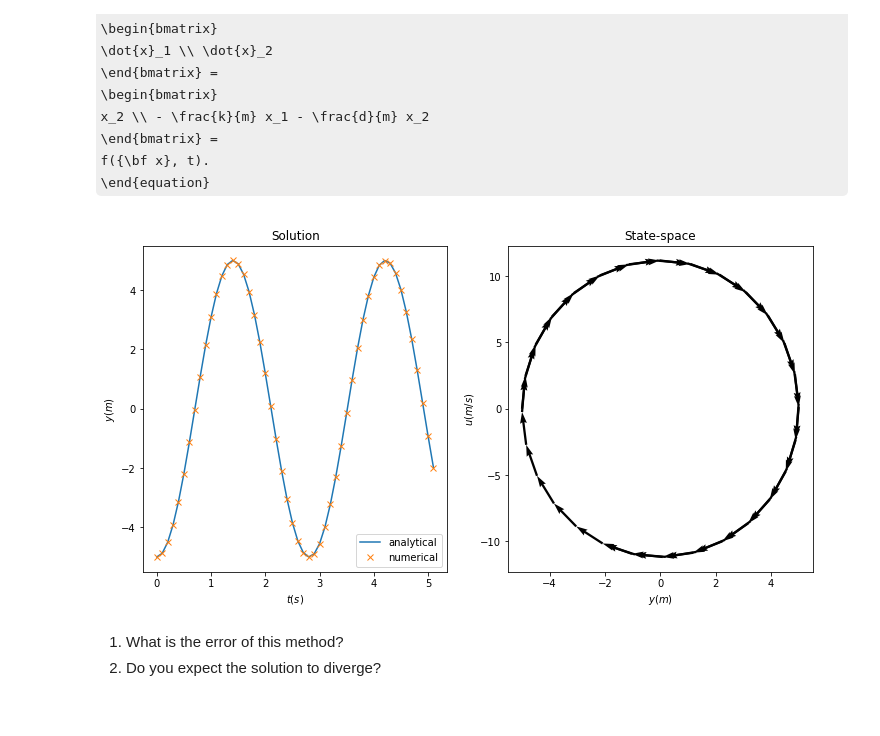
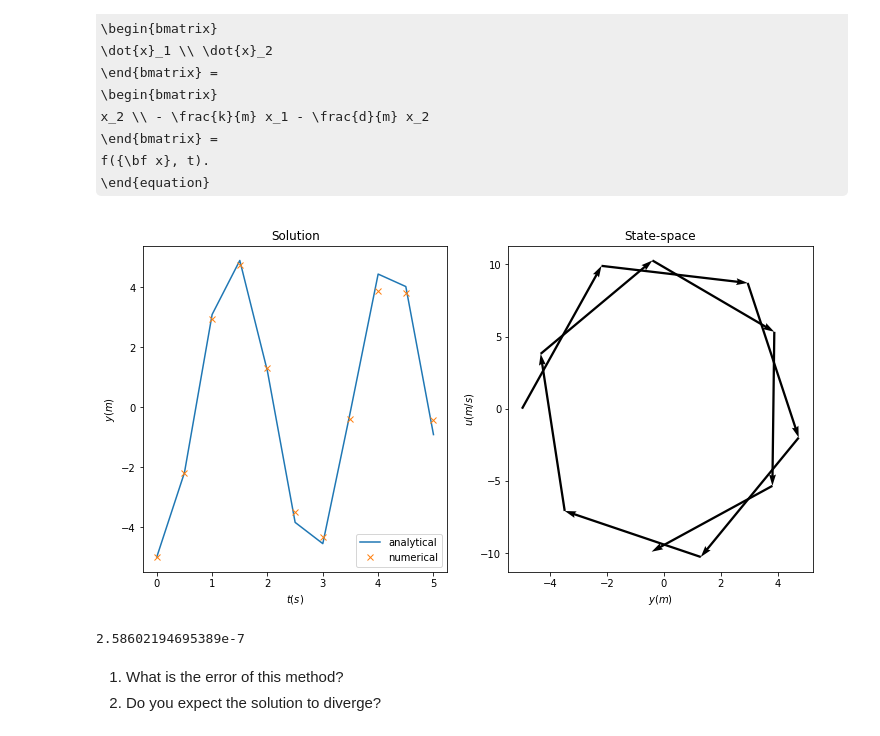
Before and after one commit to teguhSL/legged_robots, a Jupyter notebook: exercises/assignment_03/numerical_integration/numerical_integration.ipynb, the cells around one changed output. Cells and saved outputs as stored; diff of their text form; code cells hidden in the pictures; some formulas as TeX source.

```diff
--- a/exercises/assignment_03/numerical_integration/numerical_integration.ipynb
+++ b/exercises/assignment_03/numerical_integration/numerical_integration.ipynb
@@ -30,7 +32,7 @@ from mpl_toolkits.mplot3d import Axes3D
 from matplotlib import animation
 # plt.style.use('grayscale')
 from scipy.integrate import odeint
-from IPython.display import HTML, Video
+#from IPython.display import HTML, Video
 
 # utility function
 def visualize(t, y, u, analytical_solution):
@@ -39,7 +41,7 @@ def visualize(t, y, u, analytical_solution):
     u = np.array(u)
     fig = plt.figure(figsize=(12, 6))
     ax = fig.subplots(1, 2)
-    ax[0].plot(t, analytical_solution(t).real, label='analytical')
+    ax[0].plot(t, analytical_solution(t), label='analytical')
     ax[0].plot(t, y, 'x', label='numerical')
     ax[0].set_xlabel('$t (s)$')
     ax[0].set_ylabel('$y (m)$')
@@ -98,6 +100,12 @@ B = constants[sp.symbols('B')].subs(parameters)
 # calculate the analytical solution as a function of time
 t = sp.symbols('t')
 analytical_solution = sp.lambdify(t, A * sp.exp(r1 * t) + B * sp.exp(r2 * t))
+# %%
+r1 = complex(0, -2.23606797749979)
+r2 = complex(0, 2.23606797749979)
+# %%
+def analytical_solution(t):
+    return A * np.exp(r1 * t) + B * np.exp(r2 * t)
 # %% [markdown]
 ## Explicit Euler
 # %% [markdown]
@@ -123,7 +131,7 @@ expressed as follows:
 # %%
 # integration parameters
 end_time = 5
-dt = 0.1
+dt = 0.002
 
 # solution vectors
 t = [0.0]
@@ -141,4 +149,3 @@ while t[-1] < end_time:
     u.append(u_t0 + a_t0 * dt)
 
 # visualization
-visualize(t, y, u, analytical_solution)
@@ -283,32 +298,36 @@ one can use the following transformation $x_1 = y$, $x_2 = y'$, $x_1' = x_2$ and
 # %%
 # integration parameters
 end_time = 5
-dt = 0.1
+dt = 0.5
 
 # solution vectors
 t = [0]
 x = [[y0, u0]]
 
 # first-order derivative function
 def f(x, t):
     return np.array([x[1], -k / m * x[0] - d / m * x[1]])
 
 # numerical integration
 while t[-1] < end_time:
     t0 = t[-1]
     x_t0 = np.array(x[-1])
     k1 = f(x_t0, t0) * dt
     k2 = f(x_t0 + k1 / 2, t0 + dt / 2) * dt
     k3 = f(x_t0 + k2 / 2, t0 + dt / 2) * dt
     k4 = f(x_t0 + k3, t0 + dt) * dt
     x.append(x_t0 + 1 / 6.0 * (k1 + 2 * k2 + 2 * k3 + k4))
     t.append(t0 + dt)
 
 # visualization
 x = np.array(x)
 visualize(t, x[:, 0], x[:, 1], analytical_solution)
 # %% [output]
-[figure, old version]
+[figure, new version]
+# %%
+np.mean((x[:,0]-true_y)**2)
+# %% [output]
+2.58602194695389e-7
 # %% [markdown]
 1. What is the error of this method?
 2. Do you expect the solution to diverge?
```
Also changed, not shown: parts of 7 cells of this notebook, 32 other files.
